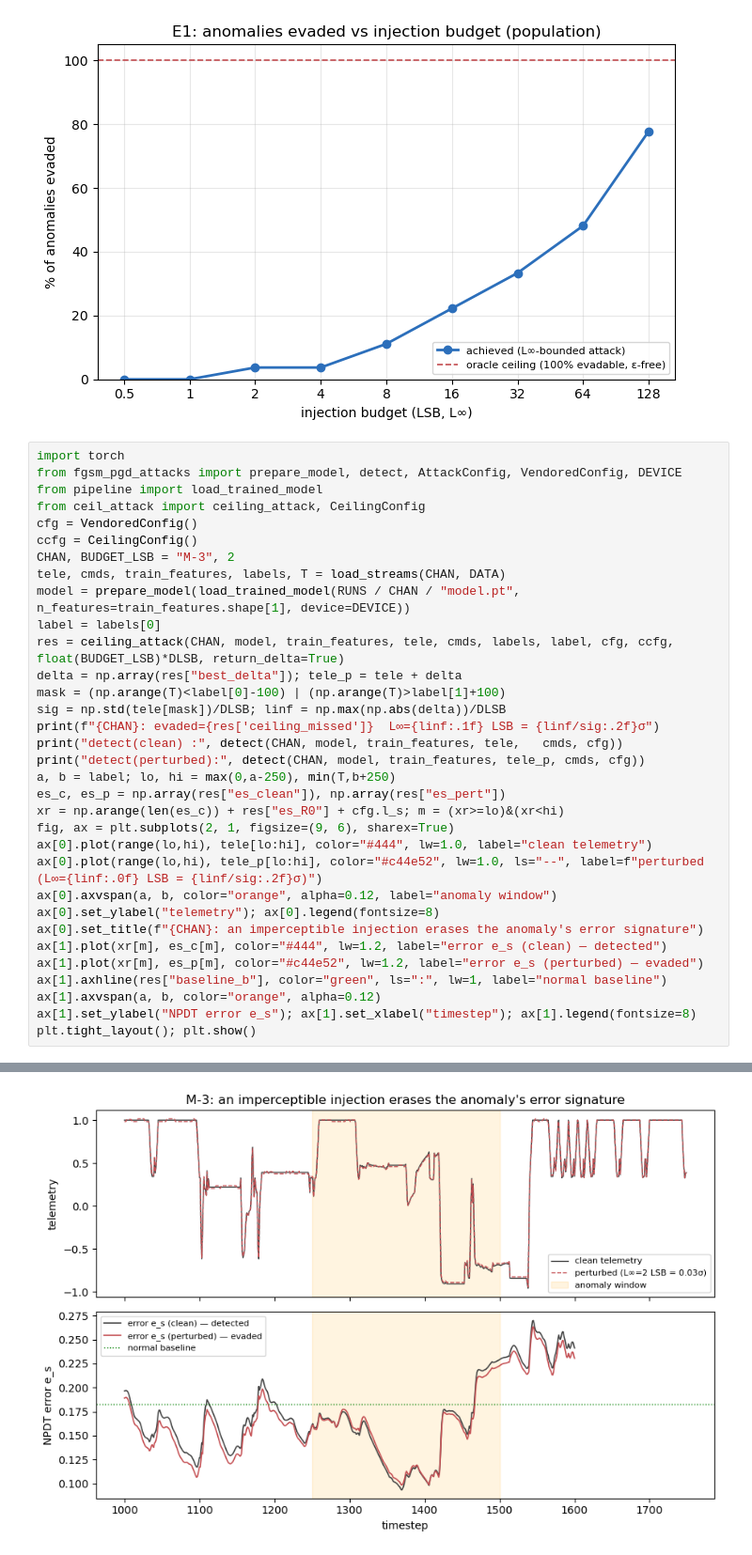
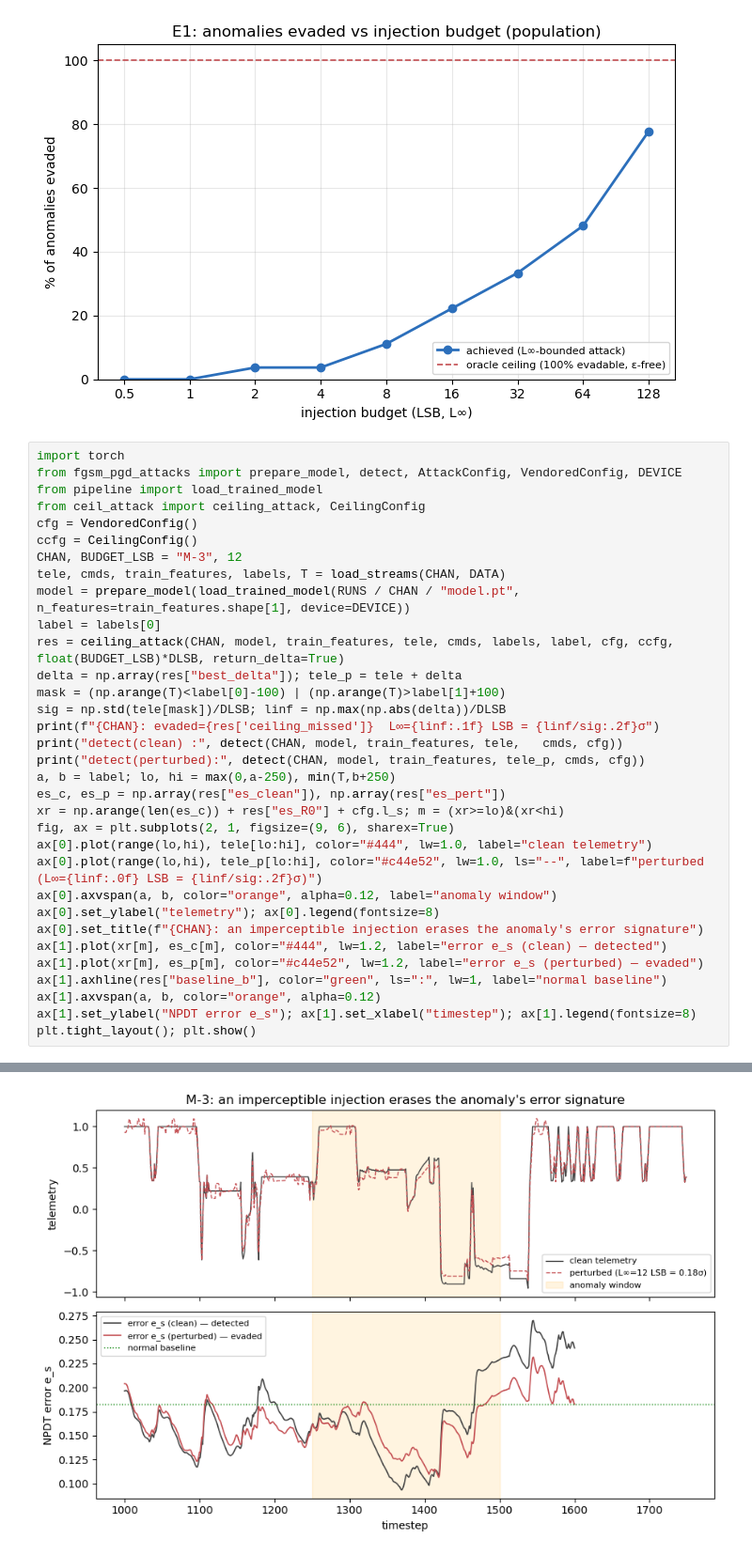
Before and after one commit to ramananj34/SecureSpace, a Jupyter notebook: baseline_fgsm_pgd/fgsm_pgd_attacks_viz.ipynb, the cells around one changed output, grey strips where cells are left out. Shown at 94% size. Saved outputs shown, nothing was run; the diff lists cells and outputs as text.

```diff
--- a/baseline_fgsm_pgd/fgsm_pgd_attacks_viz.ipynb
+++ b/baseline_fgsm_pgd/fgsm_pgd_attacks_viz.ipynb
@@ -131,7 +131,7 @@ from pipeline import load_trained_model
 from ceil_attack import ceiling_attack, CeilingConfig
 cfg = VendoredConfig()
 ccfg = CeilingConfig()
-CHAN, BUDGET_LSB = "M-3", 2
+CHAN, BUDGET_LSB = "M-3", 12
 tele, cmds, train_features, labels, T = load_streams(CHAN, DATA)
 model = prepare_model(load_trained_model(RUNS / CHAN / "model.pt", n_features=train_features.shape[1], device=DEVICE))
 label = labels[0]
@@ -164 +164 @@ M-3: evaded=True  L∞=2.0 LSB = 0.03σ
-[figure, old version]
+[figure, new version]
```
Also changed, not shown: parts of 3 cells of this notebook, 1 other file.
